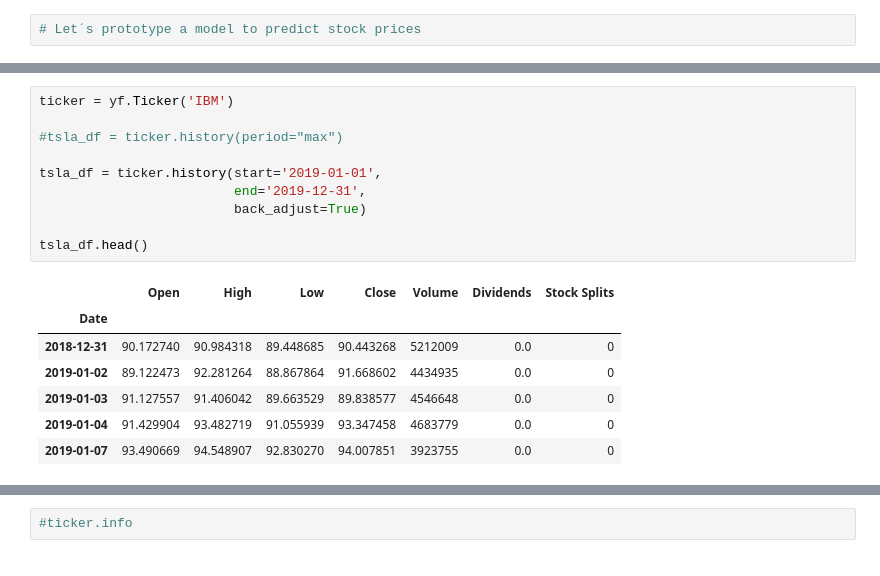
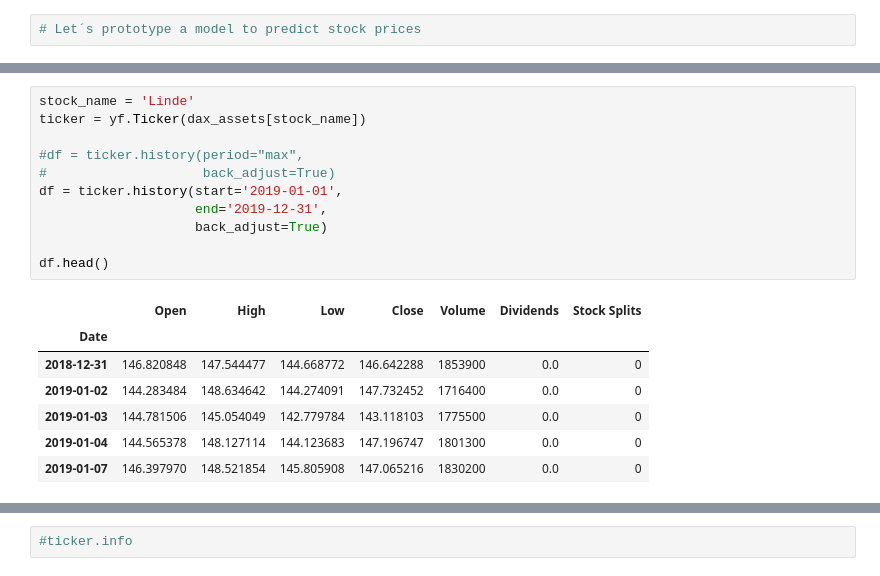
Before and after one commit to Sebastian1981/Stock_Prediction, a Jupyter notebook: experiment/stockmodel_prototype.ipynb, the cells around one changed output, grey strips where cells are left out. Saved outputs shown, nothing was run; the diff lists cells and outputs as text.

```diff
--- a/experiment/stockmodel_prototype.ipynb
+++ b/experiment/stockmodel_prototype.ipynb
@@ -9,18 +56,19 @@ assets = ['IBM', 'MGM', 'T', 'BA', 'GOOG', 'AAPL', 'TSLA', 'MSFT', 'FB', '^GSPC'
 # %%
-ticker = yf.Ticker('IBM')
+stock_name = 'Linde'
+ticker = yf.Ticker(dax_assets[stock_name])
 
-#tsla_df = ticker.history(period="max")
+#df = ticker.history(period="max",
+#                    back_adjust=True)
+df = ticker.history(start='2019-01-01',
+                    end='2019-12-31',
+                    back_adjust=True)
 
-tsla_df = ticker.history(start='2019-01-01',
-                         end='2019-12-31',
-                         back_adjust=True)
-
-tsla_df.head()
+df.head()
 # %% [output]
 |  | Open | High | Low | Close | Volume | Dividends | Stock Splits |
 | Date |  |  |  |  |  |  |  |
-| 2018-12-31 | 90.172740 | 90.984318 | 89.448685 | 90.443268 | 5212009 | 0.0 | 0 |
-| 2019-01-02 | 89.122473 | 92.281264 | 88.867864 | 91.668602 | 4434935 | 0.0 | 0 |
-| 2019-01-03 | 91.127557 | 91.406042 | 89.663529 | 89.838577 | 4546648 | 0.0 | 0 |
-| 2019-01-04 | 91.429904 | 93.482719 | 91.055939 | 93.347458 | 4683779 | 0.0 | 0 |
-| 2019-01-07 | 93.490669 | 94.548907 | 92.830270 | 94.007851 | 3923755 | 0.0 | 0 |
+| 2018-12-31 | 146.820848 | 147.544477 | 144.668772 | 146.642288 | 1853900 | 0.0 | 0 |
+| 2019-01-02 | 144.283484 | 148.634642 | 144.274091 | 147.732452 | 1716400 | 0.0 | 0 |
+| 2019-01-03 | 144.781506 | 145.054049 | 142.779784 | 143.118103 | 1775500 | 0.0 | 0 |
+| 2019-01-04 | 144.565378 | 148.127114 | 144.123683 | 147.196747 | 1801300 | 0.0 | 0 |
+| 2019-01-07 | 146.397970 | 148.521854 | 145.805908 | 147.065216 | 1830200 | 0.0 | 0 |
```
Also changed, not shown: parts of 10 cells of this notebook.
